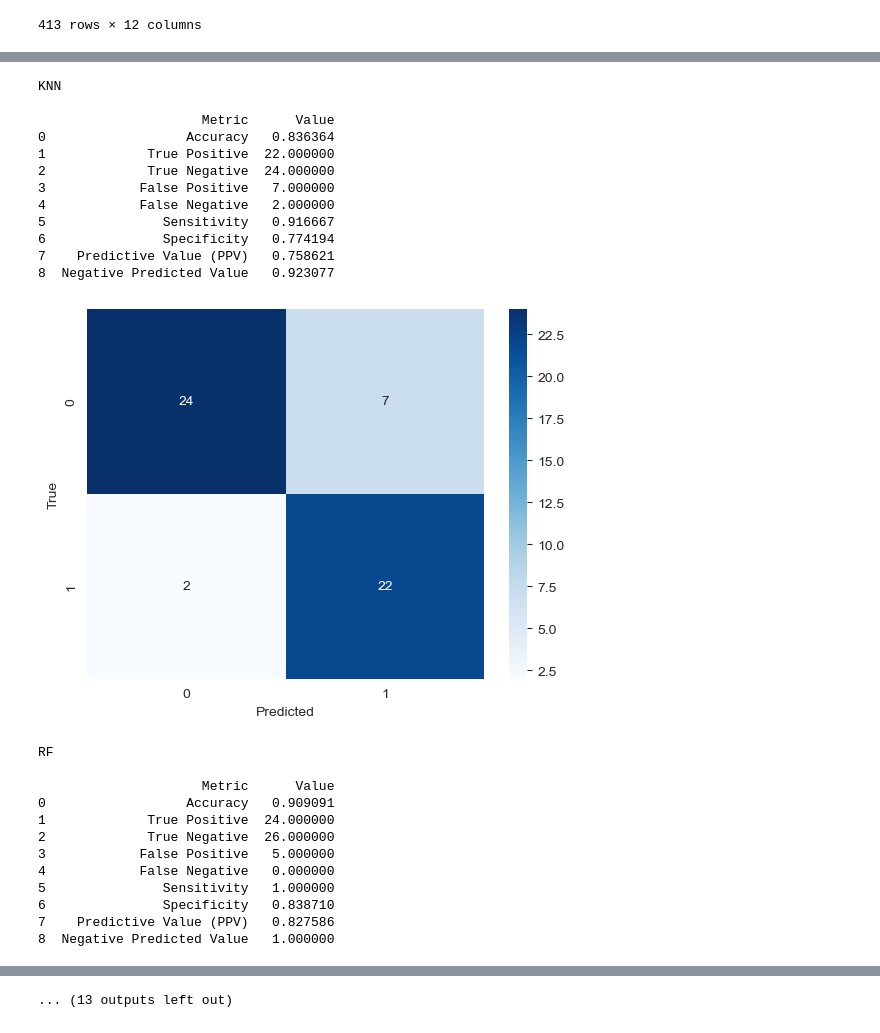
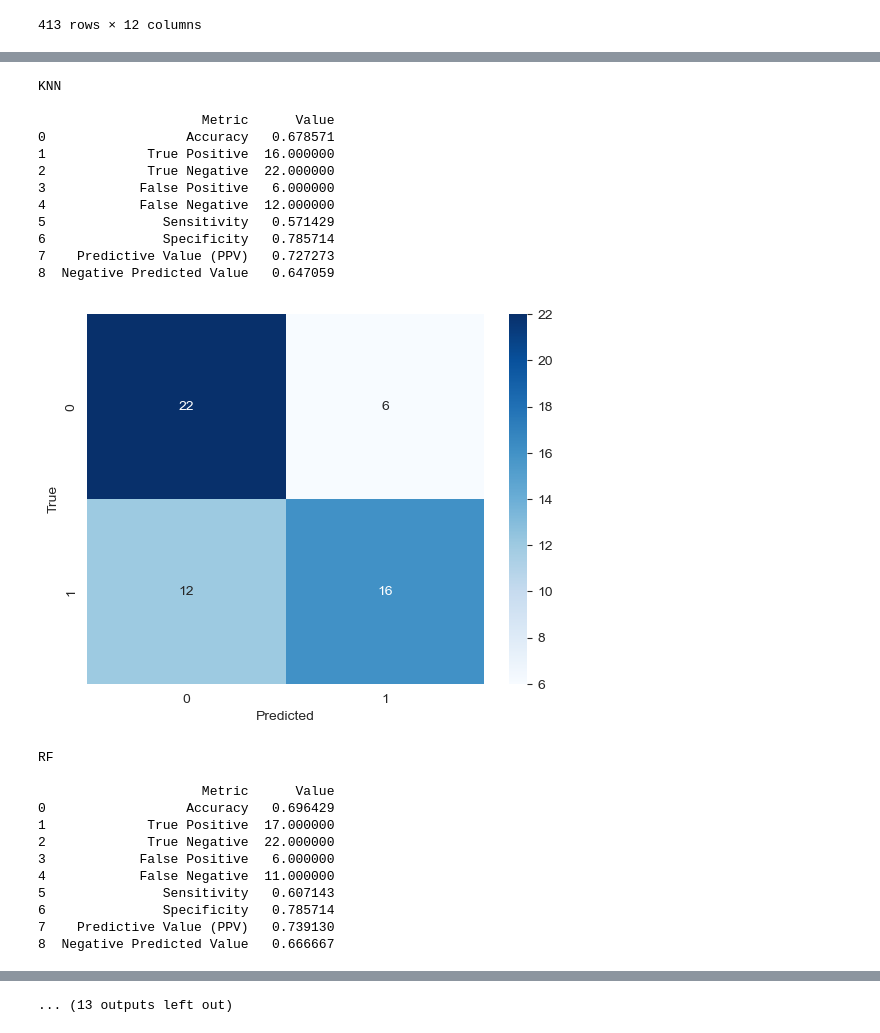
Before and after one commit to zoonalink/IGP-5, a Jupyter notebook: Tom/IGP-5 Model Features.ipynb, the cells around one changed output, grey strips where cells are left out. Drawn from its saved outputs; the diff is of its cells as text; code cells hidden in the pictures.

Commit message:
Removed the data leakage issue

```diff
--- a/Tom/IGP-5 Model Features.ipynb
+++ b/Tom/IGP-5 Model Features.ipynb
@@ -484,5 +484,5 @@ features_full
 | 412 | 19 | 0.716667 | 0.061111 | 0.924837 | 0.198413 | condition_5 | 1 | 2 | 151.879861 | ... |
 413 rows × 12 columns
 # %%
-features_full = features_full.reindex(columns=['gender','label','mean','std','%zero', 'activeNight', 'inactiveDay',
+features_full = features_full.reindex(columns=['id','gender','label','mean','std','%zero', 'activeNight', 'inactiveDay',
        'activeDark', 'inactiveLight'])
@@ -525,0 +582,12 @@ XF_train, XF_test, yF_train, yF_test = train_test_split(X_Female, y_Female, test
+# %%
+# Function for spliting by the id in a ratio 1:n
+
+def pick_ran_ids(dataframe,n,split_column):
+    idList = list(dataframe[split_column].unique())
+    size = len(idList)
+    random.shuffle(idList)
+    testList = idList[:int(size*n):]
+    trainList = idList[int(size*n):]
+    return(testList,trainList)
+
+listA, listB = pick_ran_ids(male_features,0.3,'id')
@@ -525,0 +603,10 @@ XF_train, XF_test, yF_train, yF_test = train_test_split(X_Female, y_Female, test
+# %%
+def split (dataframe,list):
+
+    # Create a blank dataframe
+    df_new = pd.DataFrame({})
+
+    for l in list:
+        df_toAdd = dataframe[dataframe['id'] == l]
+        df_new = pd.concat([df_new,df_toAdd])
+    return (df_new)
@@ -590,13 +726,10 @@ def print_metrics(pred,test):
     # Display the DataFrame
     print(results_df)
 # %%
-def run_ml_algorithms(data,color):
-
-    X = data.iloc[:, 1:]  # Features (train data)
-    y = data.iloc[:, 0]   # Target (test data)
+def run_ml_algorithms(dataframe,n,split_column,result_column,color):
 
     # Split data into train and test sets
-    X_train, X_test, y_train, y_test = train_test_split(X, y, test_size=0.3, random_state=42)
+    X_train, X_test, y_train, y_test = improved_train_test_split(dataframe,n,split_column,result_column)
 
     # Normalise the data
     X_train = min_max_scale(X_train)
@@ -634,31 +767,31 @@ def run_ml_algorithms(data,color):
 
     return results
 # %%
-run_ml_algorithms(male_features,'Blues')
-run_ml_algorithms(female_features,'Reds')
+run_ml_algorithms(male_features,0.3,'id','label','Blues')
+run_ml_algorithms(female_features,0.3,'id','label','Reds')
 # %% [output]
 KNN
 
                      Metric      Value
-0                  Accuracy   0.836364
-1             True Positive  22.000000
-2             True Negative  24.000000
-3            False Positive   7.000000
-4            False Negative   2.000000
-5               Sensitivity   0.916667
-6               Specificity   0.774194
-7    Predictive Value (PPV)   0.758621
-8  Negative Predicted Value   0.923077
+0                  Accuracy   0.678571
+1             True Positive  16.000000
+2             True Negative  22.000000
+3            False Positive   6.000000
+4            False Negative  12.000000
+5               Sensitivity   0.571429
+6               Specificity   0.785714
+7    Predictive Value (PPV)   0.727273
+8  Negative Predicted Value   0.647059
-[figure, old version]
+[figure, new version]
 RF
 
                      Metric      Value
-0                  Accuracy   0.909091
-1             True Positive  24.000000
-2             True Negative  26.000000
-3            False Positive   5.000000
-4            False Negative   0.000000
-5               Sensitivity   1.000000
-6               Specificity   0.838710
-7    Predictive Value (PPV)   0.827586
-8  Negative Predicted Value   1.000000
+0                  Accuracy   0.696429
+1             True Positive  17.000000
+2             True Negative  22.000000
+3            False Positive   6.000000
+4            False Negative  11.000000
+5               Sensitivity   0.607143
+6               Specificity   0.785714
+7    Predictive Value (PPV)   0.739130
+8  Negative Predicted Value   0.666667
```
Also changed, not shown: parts of 11 cells of this notebook, 2 other files.
